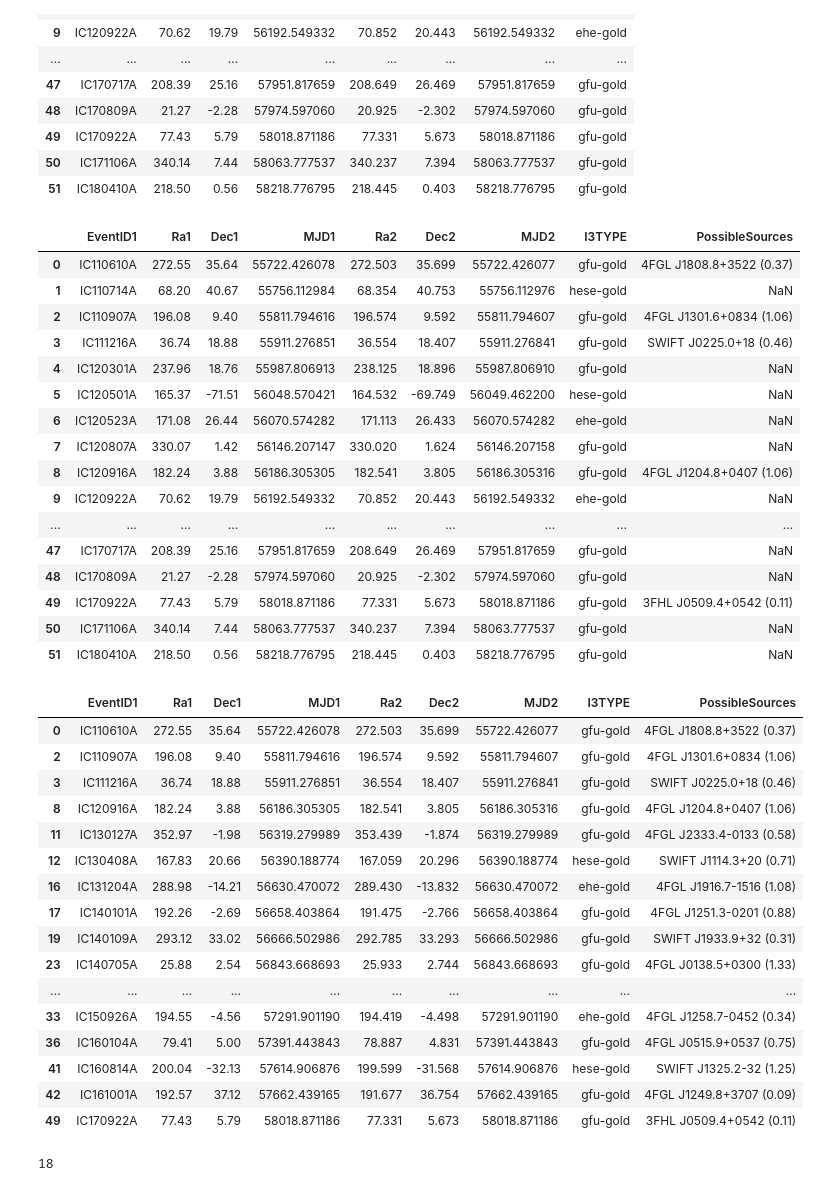
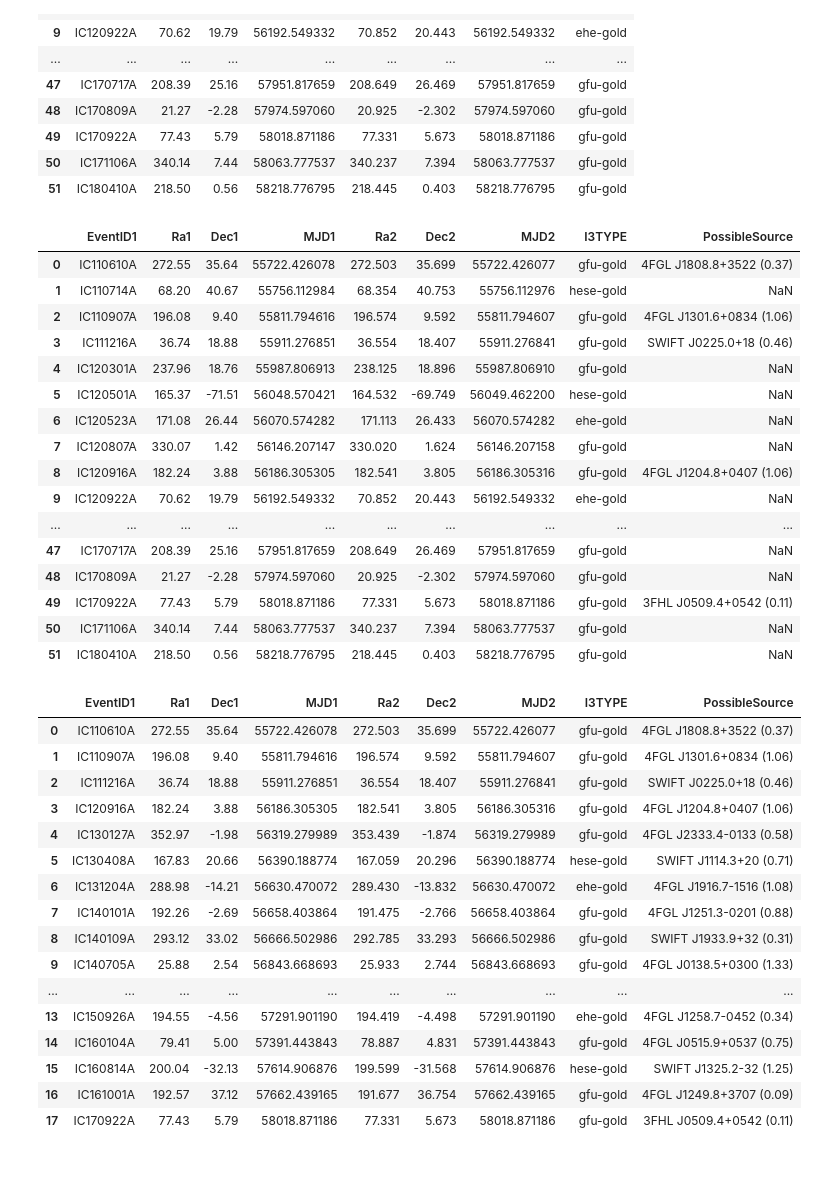
Before and after one commit to tcaba2/Summer-at-MPP, a Jupyter notebook: Crossmatch.ipynb, the cells around one changed output. Drawn from its saved outputs; the diff is of its cells as text; code cells hidden in the pictures.

```diff
--- a/Crossmatch.ipynb
+++ b/Crossmatch.ipynb
@@ -262,12 +266,13 @@ possible_sources = {
 }
 
 # Create a new column in gold_match_events for possible sources
-gold_match_events['PossibleSources'] = gold_match_events['EventID1'].map(possible_sources)
+gold_match_events['PossibleSource'] = gold_match_events['EventID1'].map(possible_sources)
 
 # Display the final table with classification and possible sources
+gold_match_events.drop(columns=['PossibleSources'], inplace=True)
 gold_match_events
 # %% [output]
-|  | EventID1 | Ra1 | Dec1 | MJD1 | Ra2 | Dec2 | MJD2 | I3TYPE | PossibleSources |
+|  | EventID1 | Ra1 | Dec1 | MJD1 | Ra2 | Dec2 | MJD2 | I3TYPE | PossibleSource |
 | 0 | IC110610A | 272.55 | 35.64 | 55722.426078 | 272.503 | 35.699 | 55722.426077 | gfu-gold | 4FGL J1808.8+3522 (0.37) |
 | 1 | IC110714A | 68.20 | 40.67 | 55756.112984 | 68.354 | 40.753 | 55756.112976 | hese-gold | NaN |
 | 2 | IC110907A | 196.08 | 9.40 | 55811.794616 | 196.574 | 9.592 | 55811.794607 | gfu-gold | 4FGL J1301.6+0834 (1.06) |
@@ -286,29 +291,29 @@ gold_match_events
 | 51 | IC180410A | 218.50 | 0.56 | 58218.776795 | 218.445 | 0.403 | 58218.776795 | gfu-gold | NaN |
 # %%
 # Filter to include only the rows with a possible source
-events_with_sources = gold_match_events[gold_match_events['PossibleSources'].notna()]
+events_with_sources = gold_match_events[gold_match_events['PossibleSource'].notna()]
+
+# Reset the index if needed
+events_with_sources = events_with_sources.reset_index(drop=True)
 
 # Display the final table with classification and possible sources
+events_with_sources.drop(columns=['PossibleSources'], inplace=True)
 events_with_sources
 # %% [output]
-|  | EventID1 | Ra1 | Dec1 | MJD1 | Ra2 | Dec2 | MJD2 | I3TYPE | PossibleSources |
+|  | EventID1 | Ra1 | Dec1 | MJD1 | Ra2 | Dec2 | MJD2 | I3TYPE | PossibleSource |
 | 0 | IC110610A | 272.55 | 35.64 | 55722.426078 | 272.503 | 35.699 | 55722.426077 | gfu-gold | 4FGL J1808.8+3522 (0.37) |
-| 2 | IC110907A | 196.08 | 9.40 | 55811.794616 | 196.574 | 9.592 | 55811.794607 | gfu-gold | 4FGL J1301.6+0834 (1.06) |
-| 3 | IC111216A | 36.74 | 18.88 | 55911.276851 | 36.554 | 18.407 | 55911.276841 | gfu-gold | SWIFT J0225.0+18 (0.46) |
-| 8 | IC120916A | 182.24 | 3.88 | 56186.305305 | 182.541 | 3.805 | 56186.305316 | gfu-gold | 4FGL J1204.8+0407 (1.06) |
-| 11 | IC130127A | 352.97 | -1.98 | 56319.279989 | 353.439 | -1.874 | 56319.279989 | gfu-gold | 4FGL J2333.4-0133 (0.58) |
-| 12 | IC130408A | 167.83 | 20.66 | 56390.188774 | 167.059 | 20.296 | 56390.188774 | hese-gold | SWIFT J1114.3+20 (0.71) |
-| 16 | IC131204A | 288.98 | -14.21 | 56630.470072 | 289.430 | -13.832 | 56630.470072 | ehe-gold | 4FGL J1916.7-1516 (1.08) |
-| 17 | IC140101A | 192.26 | -2.69 | 56658.403864 | 191.475 | -2.766 | 56658.403864 | gfu-gold | 4FGL J1251.3-0201 (0.88) |
-| 19 | IC140109A | 293.12 | 33.02 | 56666.502986 | 292.785 | 33.293 | 56666.502986 | gfu-gold | SWIFT J1933.9+32 (0.31) |
-| 23 | IC140705A | 25.88 | 2.54 | 56843.668693 | 25.933 | 2.744 | 56843.668693 | gfu-gold | 4FGL J0138.5+0300 (1.33) |
+| 1 | IC110907A | 196.08 | 9.40 | 55811.794616 | 196.574 | 9.592 | 55811.794607 | gfu-gold | 4FGL J1301.6+0834 (1.06) |
+| 2 | IC111216A | 36.74 | 18.88 | 55911.276851 | 36.554 | 18.407 | 55911.276841 | gfu-gold | SWIFT J0225.0+18 (0.46) |
+| 3 | IC120916A | 182.24 | 3.88 | 56186.305305 | 182.541 | 3.805 | 56186.305316 | gfu-gold | 4FGL J1204.8+0407 (1.06) |
+| 4 | IC130127A | 352.97 | -1.98 | 56319.279989 | 353.439 | -1.874 | 56319.279989 | gfu-gold | 4FGL J2333.4-0133 (0.58) |
+| 5 | IC130408A | 167.83 | 20.66 | 56390.188774 | 167.059 | 20.296 | 56390.188774 | hese-gold | SWIFT J1114.3+20 (0.71) |
+| 6 | IC131204A | 288.98 | -14.21 | 56630.470072 | 289.430 | -13.832 | 56630.470072 | ehe-gold | 4FGL J1916.7-1516 (1.08) |
+| 7 | IC140101A | 192.26 | -2.69 | 56658.403864 | 191.475 | -2.766 | 56658.403864 | gfu-gold | 4FGL J1251.3-0201 (0.88) |
+| 8 | IC140109A | 293.12 | 33.02 | 56666.502986 | 292.785 | 33.293 | 56666.502986 | gfu-gold | SWIFT J1933.9+32 (0.31) |
+| 9 | IC140705A | 25.88 | 2.54 | 56843.668693 | 25.933 | 2.744 | 56843.668693 | gfu-gold | 4FGL J0138.5+0300 (1.33) |
 | ... | ... | ... | ... | ... | ... | ... | ... | ... | ... |
-| 33 | IC150926A | 194.55 | -4.56 | 57291.901190 | 194.419 | -4.498 | 57291.901190 | ehe-gold | 4FGL J1258.7-0452 (0.34) |
-| 36 | IC160104A | 79.41 | 5.00 | 57391.443843 | 78.887 | 4.831 | 57391.443843 | gfu-gold | 4FGL J0515.9+0537 (0.75) |
-| 41 | IC160814A | 200.04 | -32.13 | 57614.906876 | 199.599 | -31.568 | 57614.906876 | hese-gold | SWIFT J1325.2-32 (1.25) |
-| 42 | IC161001A | 192.57 | 37.12 | 57662.439165 | 191.677 | 36.754 | 57662.439165 | gfu-gold | 4FGL J1249.8+3707 (0.09) |
-| 49 | IC170922A | 77.43 | 5.79 | 58018.871186 | 77.331 | 5.673 | 58018.871186 | gfu-gold | 3FHL J0509.4+0542 (0.11) |
+| 13 | IC150926A | 194.55 | -4.56 | 57291.901190 | 194.419 | -4.498 | 57291.901190 | ehe-gold | 4FGL J1258.7-0452 (0.34) |
+| 14 | IC160104A | 79.41 | 5.00 | 57391.443843 | 78.887 | 4.831 | 57391.443843 | gfu-gold | 4FGL J0515.9+0537 (0.75) |
+| 15 | IC160814A | 200.04 | -32.13 | 57614.906876 | 199.599 | -31.568 | 57614.906876 | hese-gold | SWIFT J1325.2-32 (1.25) |
+| 16 | IC161001A | 192.57 | 37.12 | 57662.439165 | 191.677 | 36.754 | 57662.439165 | gfu-gold | 4FGL J1249.8+3707 (0.09) |
+| 17 | IC170922A | 77.43 | 5.79 | 58018.871186 | 77.331 | 5.673 | 58018.871186 | gfu-gold | 3FHL J0509.4+0542 (0.11) |
-# %%
-events_with_sources.shape[0]
-# %% [output]
-18
```
Also changed, not shown: parts of 18 cells of this notebook.
